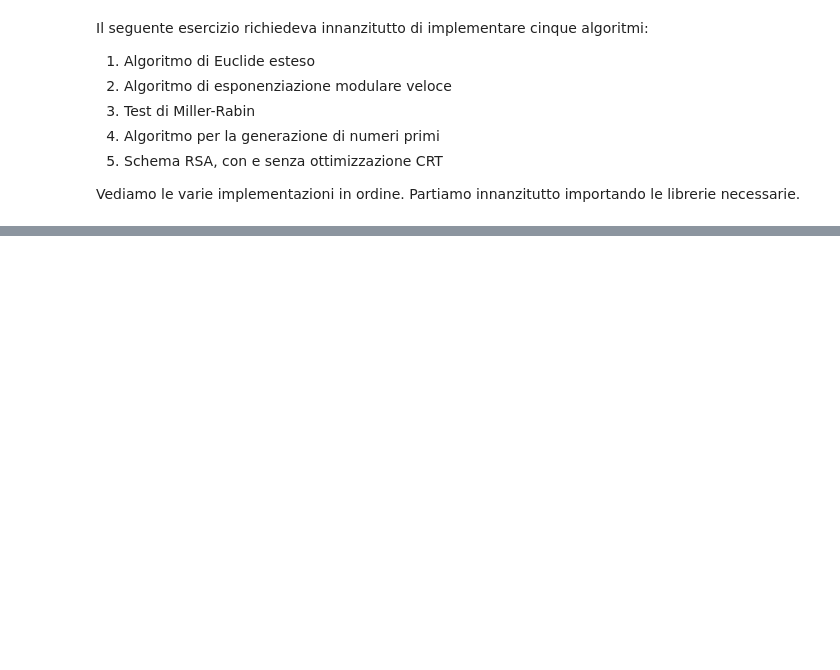
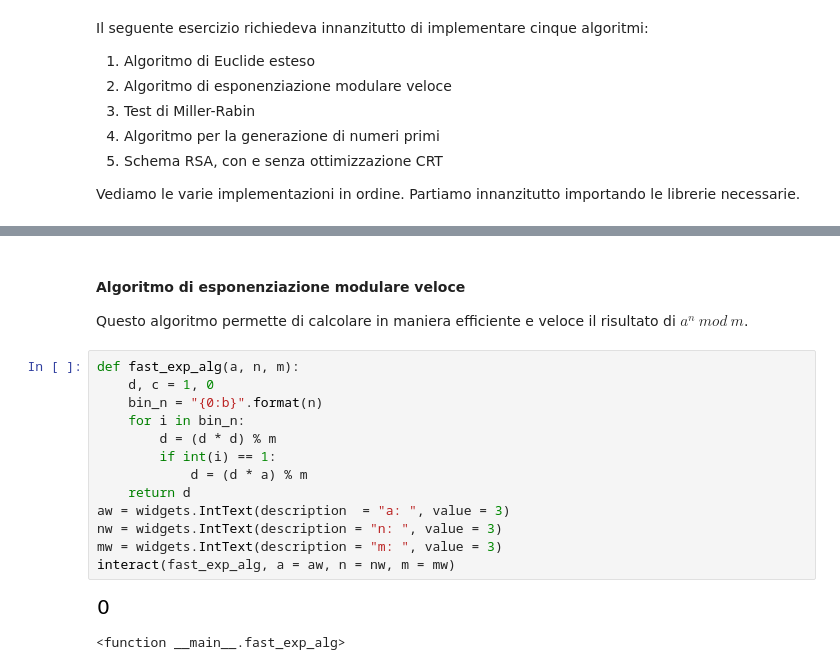
Before and after one commit to iskorini/Codici-e-Sicurezza, a Jupyter notebook: SecondaEsercitazione/SecondaEsercitazione.ipynb, the cells around one changed output, grey strips where cells are left out. Cells and saved outputs as stored; diff of their text form; blank space fills up the shorter version.

```diff
--- a/SecondaEsercitazione/SecondaEsercitazione.ipynb
+++ b/SecondaEsercitazione/SecondaEsercitazione.ipynb
@@ -60,0 +60,20 @@ display(button_euclidean)
+# %% [markdown]
+#### Algoritmo di esponenziazione modulare veloce
+
+Questo algoritmo permette di calcolare in maniera efficiente e veloce il risultato di $a^{n}\ mod\ m$.
+# %%
+def fast_exp_alg(a, n, m):
+    d, c = 1, 0
+    bin_n = "{0:b}".format(n)
+    for i in bin_n:
+        d = (d * d) % m
+        if int(i) == 1:
+            d = (d * a) % m
+    return d
+aw = widgets.IntText(description  = "a: ", value = 3)
+nw = widgets.IntText(description = "n: ", value = 3)
+mw = widgets.IntText(description = "m: ", value = 3)
+interact(fast_exp_alg, a = aw, n = nw, m = mw)
+# %% [output]
+[figure, added]
+<function __main__.fast_exp_alg>
```
Also changed, not shown: parts of 35 cells of this notebook, 1 other file.
